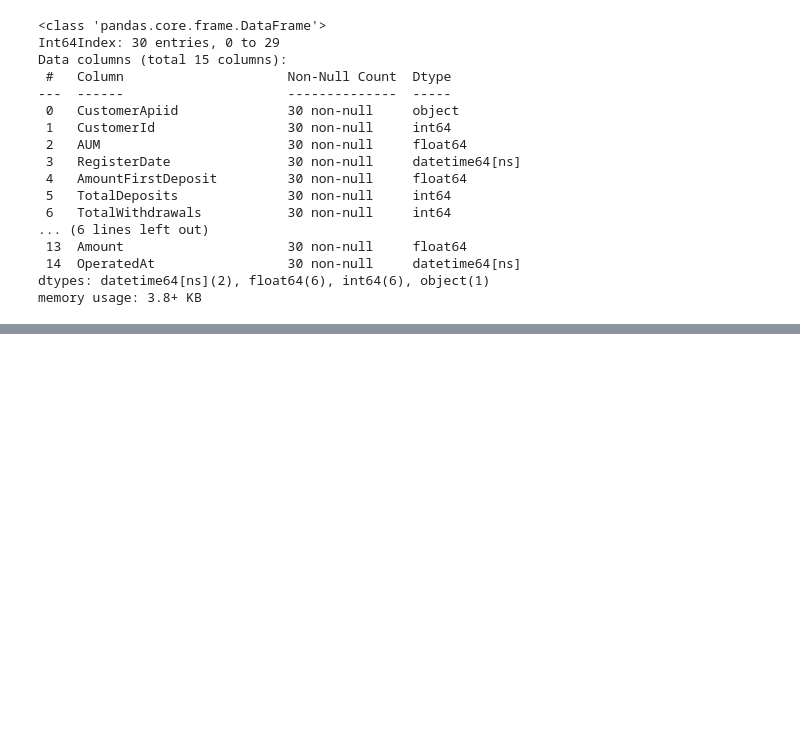
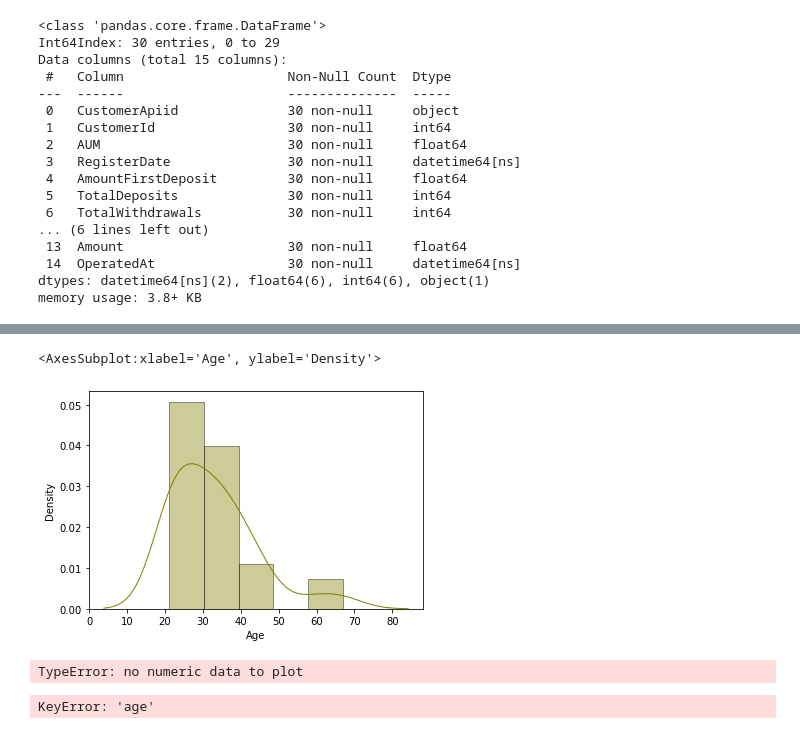
Before and after one commit to allanacardoso/warren, a Jupyter notebook: data/Análise_warren.ipynb, the cells around one changed output, grey strips where cells are left out. Saved outputs shown, nothing was run; the diff lists cells and outputs as text; code cells hidden in the pictures; blank space fills up the shorter version.

```diff
--- a/data/Análise_warren.ipynb
+++ b/data/Análise_warren.ipynb
@@ -283,0 +373,31 @@ Name: CustomerId, Length: 1000, dtype: int64
+# %%
+#Distribuição das idades
+sns.distplot(df_client["Age"], hist=True, kde=True,
+             color = 'olive',
+             hist_kws={'edgecolor':'black'},
+             kde_kws={'linewidth': 1})
+# %% [output]
+<AxesSubplot:xlabel='Age', ylabel='Density'>
+[figure, added]
+# %%
+#['age']['monthlyincome']['financialinvestmentvalue']
+
+import pandas as pd
+import matplotlib.pyplot as plt
+import numpy as np
+
+'''y = np.random.rand(10,4)
+y[:,0]= np.arange(10)'''
+df_perfil = pd.DataFrame(columns=["age", "monthlyincome", "financialinvestmentvalue"])
+
+ax = df_perfil.plot(x="age", y="monthlyincome", kind="bar")
+df.plot(x="age", y="monthlyincome", kind="bar", ax=ax, color="C2")
+df.plot(x="age", y="financialinvestmentvalue", kind="bar", ax=ax, color="C3")
+
+plt.show()
+# %% [output]
+TypeError: no numeric data to plot
+# %%
+df_client['age'].plot.hist(bins = 20, title = 'Purchases Quantity Distribution')
+# %% [output]
+KeyError: 'age'
```
Also changed, not shown: parts of 44 cells of this notebook.
